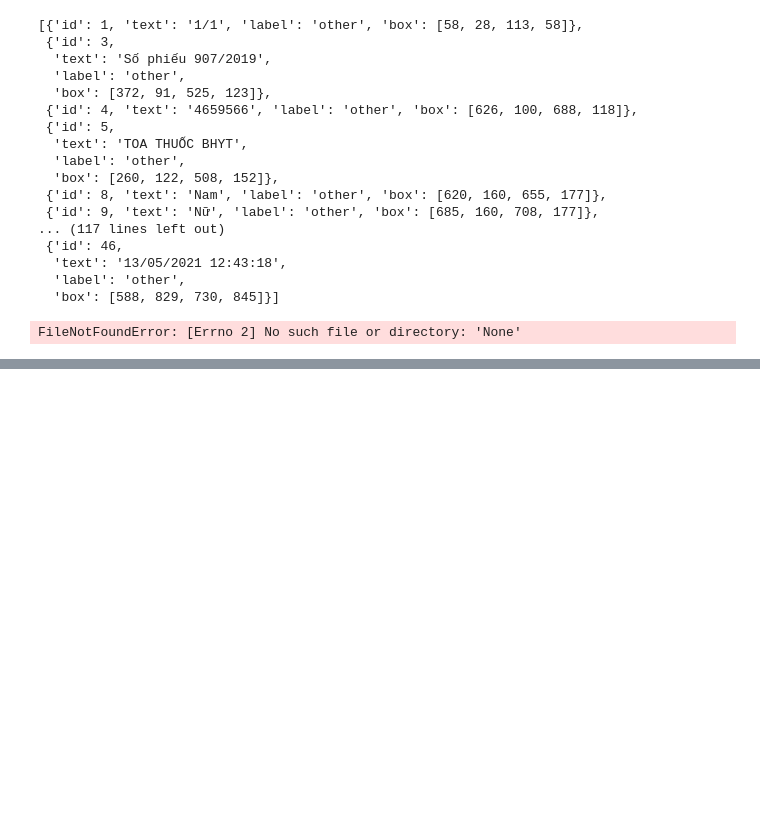
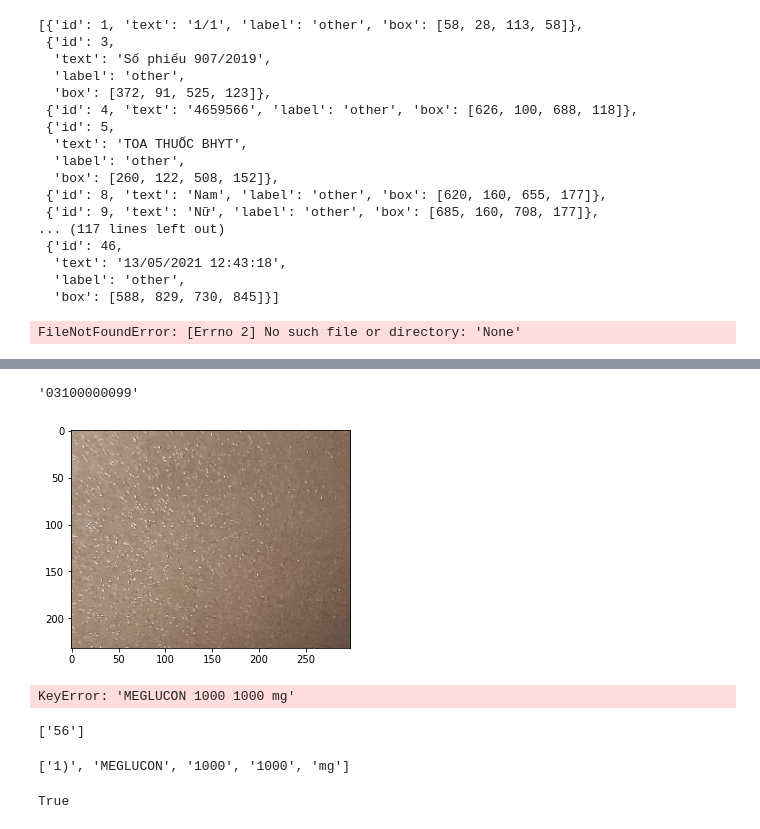
Before and after one commit to khaidq97/pill_detection_and_health_care, a Jupyter notebook: check.ipynb, the cells around one changed output, grey strips where cells are left out. Drawn from its saved outputs; the diff is of its cells as text; code cells hidden in the pictures; blank space fills up the shorter version.

```diff
--- a/check.ipynb
+++ b/check.ipynb
@@ -258,0 +478,25 @@ PosixPath('adas/asd/asd/df.jpg')
+# %%
+imfile = 'asset/ocr4.png'
+img = Image.open(imfile)
+plt.imshow(img)
+s = detector.predict(img)
+s
+# %% [output]
+'03100000099'
+[figure, added]
+# %%
+data['MEGLUCON 1000 1000 mg']
+# %% [output]
+KeyError: 'MEGLUCON 1000 1000 mg'
+# %%
+data['MEGLUCON 1000 1000mg']
+# %% [output]
+['56']
+# %%
+s.split()
+# %% [output]
+['1)', 'MEGLUCON', '1000', '1000', 'mg']
+# %%
+')' in s.split()[0]
+# %% [output]
+True
```
Also changed, not shown: parts of 38 cells of this notebook, 36 other files.
